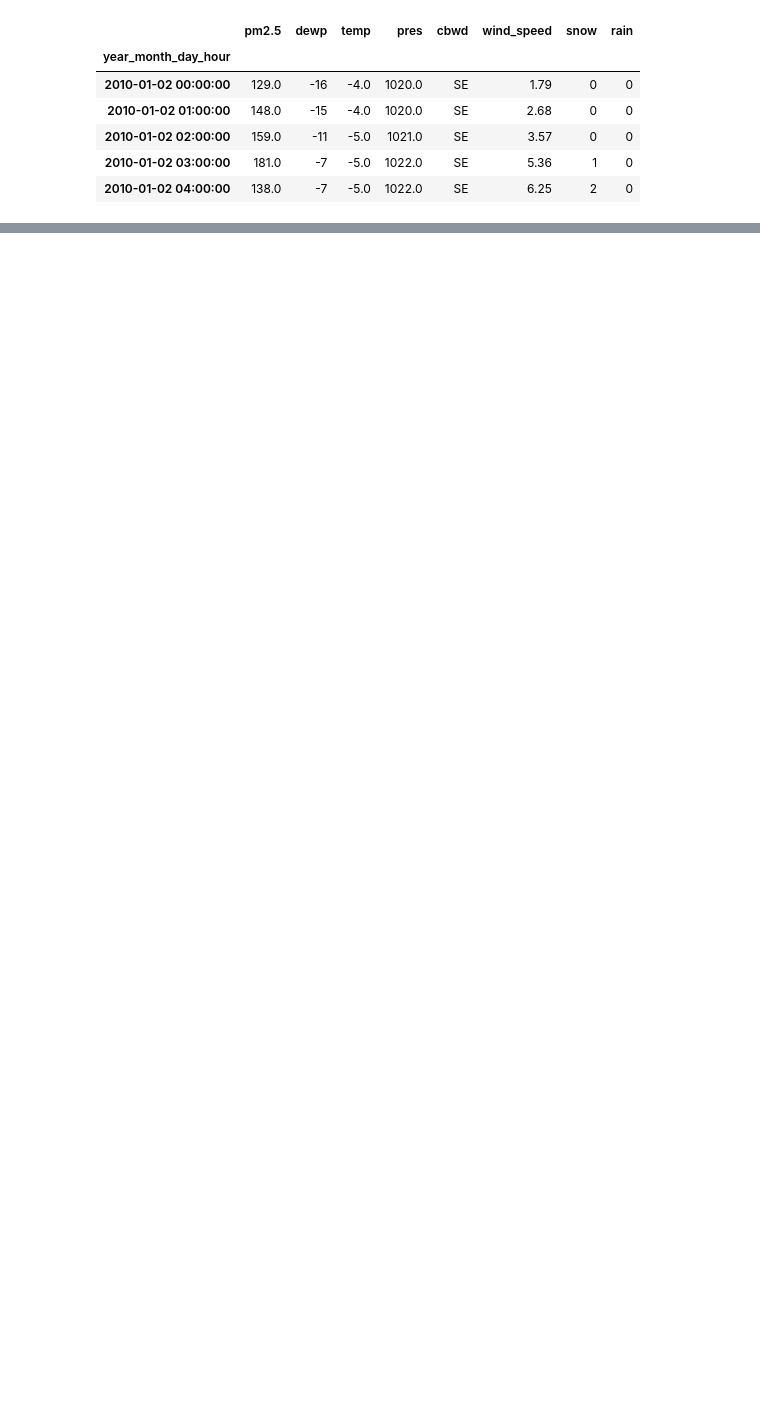
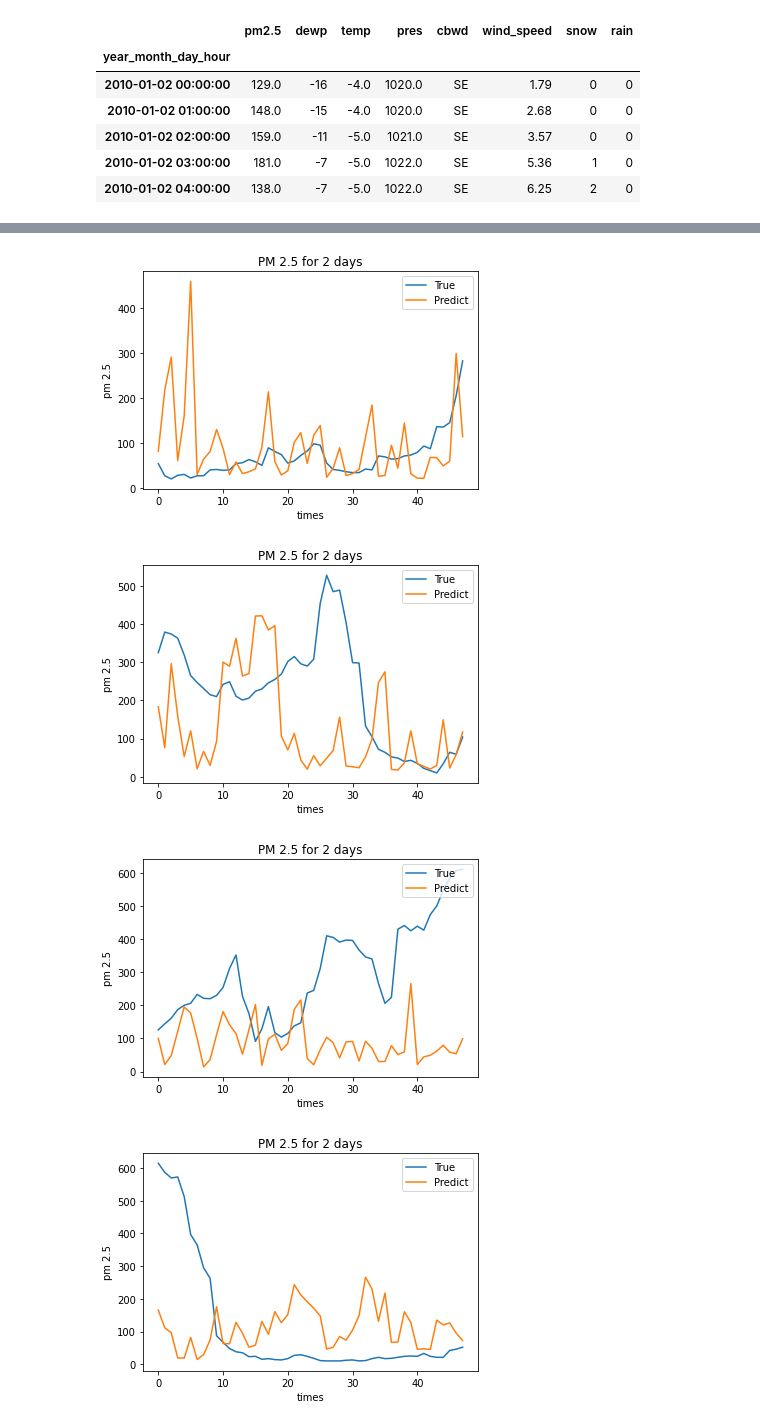
Before and after one commit to Gun1Yun/DL_Study, a Jupyter notebook: RNN/lstm_layer.ipynb, the cells around one changed output, grey strips where cells are left out. Cells and saved outputs as stored; diff of their text form; code cells hidden in the pictures; blank space fills up the shorter version.

```diff
--- a/RNN/lstm_layer.ipynb
+++ b/RNN/lstm_layer.ipynb
@@ -358,0 +464,36 @@ ValueError: ignored
+# %%
+## last
+import numpy
+
+model.reset_state()
+pm = test_y.reshape(-1, 1)
+
+predict = numpy.array([])
+for i in range(20):
+    idx = i*batch_size
+    xs = test_X[idx:idx+64].reshape(-1, 8)
+    xs = scaler_x.transform(xs)
+    xs = xs.reshape(64, 24, 8)
+    p = model.predict(xs)
+    k = p[:, -1]
+    # l = scaler_y.inverse_transform(np.asnumpy(k))  # for cupy(GPU)
+
+    predict = numpy.append(predict, k.reshape(-1))
+
+
+for i in range(10):
+    plt.title('PM 2.5 for 2 days')
+    plt.plot(range(48), pm[i*48:i*48 + 48], label='True')
+    plt.plot(range(48), predict[i*48:i*48 + 48], label='Predict')
+    plt.xlabel('times')
+    plt.ylabel('pm 2.5')
+    plt.legend(loc='upper right')
+    plt.show()
+
+print(MSE(pm, predict))
+print(np.sqrt(MSE(pm, predict)))
+# %% [output]
+[figure, added]
+[figure, added]
+[figure, added]
+[figure, added]
```
Also changed, not shown: parts of 13 cells of this notebook.
